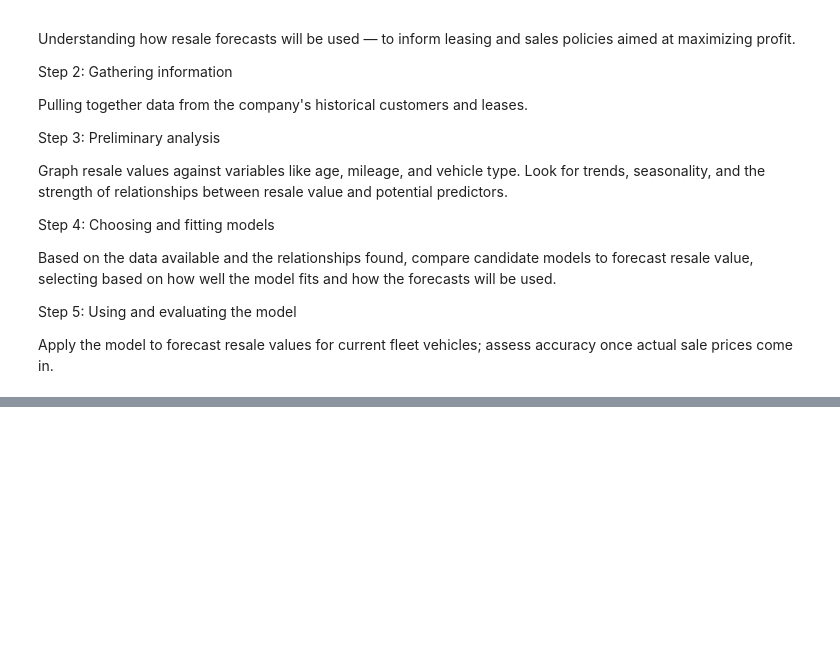
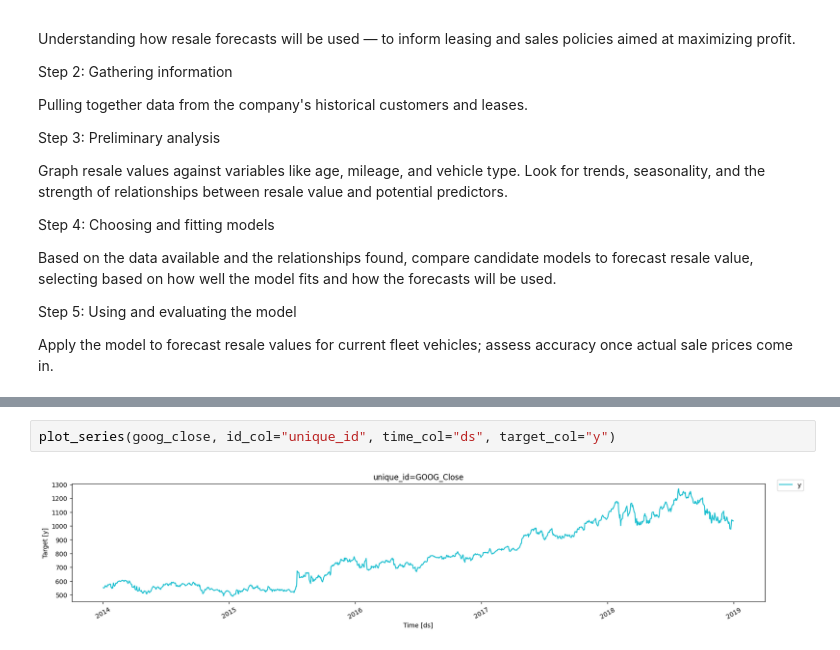
Before and after one commit to degnann-cpu/DSE6230-forecasting-class-course-materials, a Jupyter notebook: assignments/week01_assignment_nd.ipynb, the cells around one changed output, grey strips where cells are left out. Saved outputs shown, nothing was run; the diff lists cells and outputs as text; blank space fills up the shorter version.

```diff
--- a/assignments/week01_assignment_nd.ipynb
+++ b/assignments/week01_assignment_nd.ipynb
@@ -227,0 +252,4 @@ FileNotFoundError: [Errno 2] No such file or directory: 'C:\\Users\\tunab\\OneDr
+# %%
+plot_series(goog_close, id_col="unique_id", time_col="ds", target_col="y")
+# %% [output]
+[figure, added]
```
Also changed, not shown: parts of 17 cells of this notebook.
